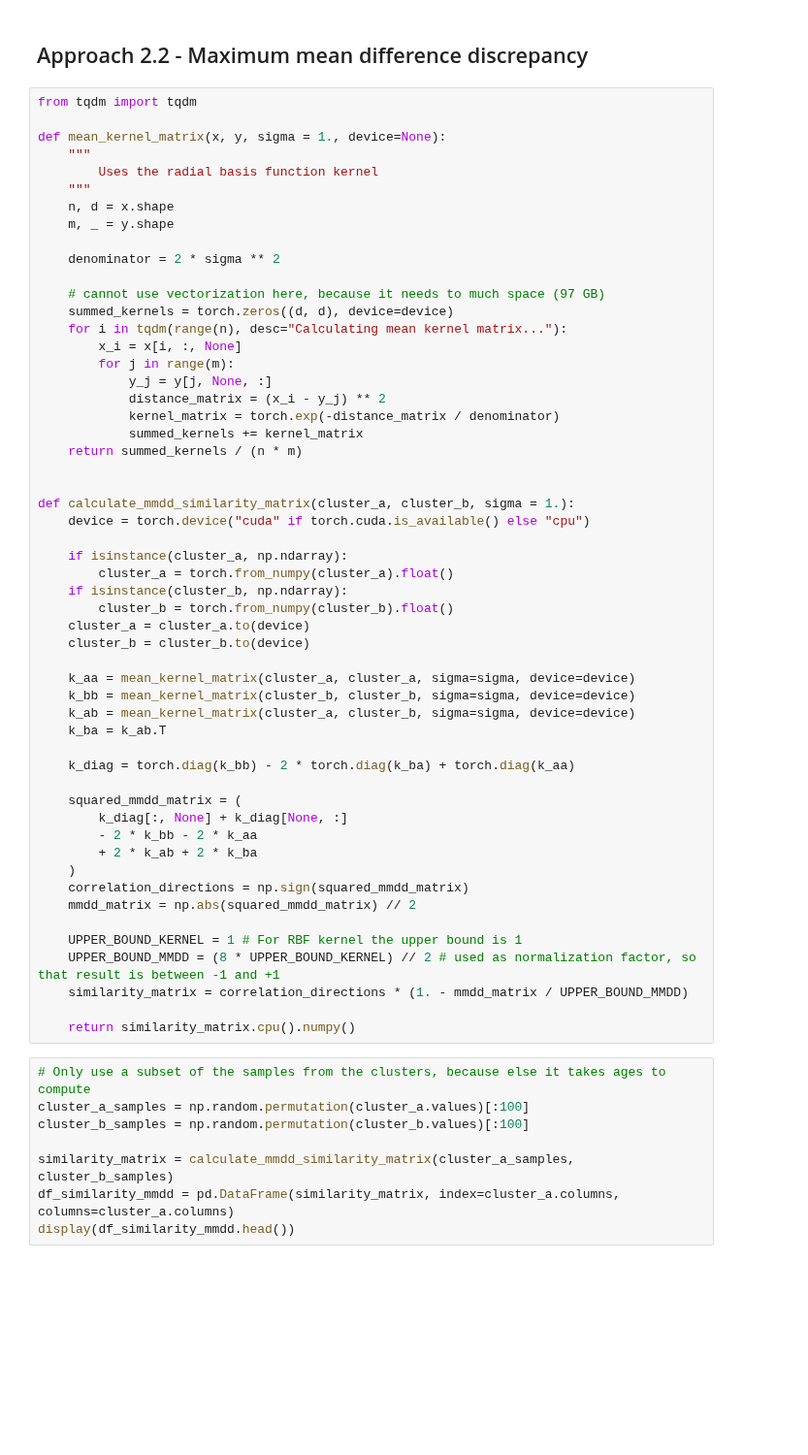
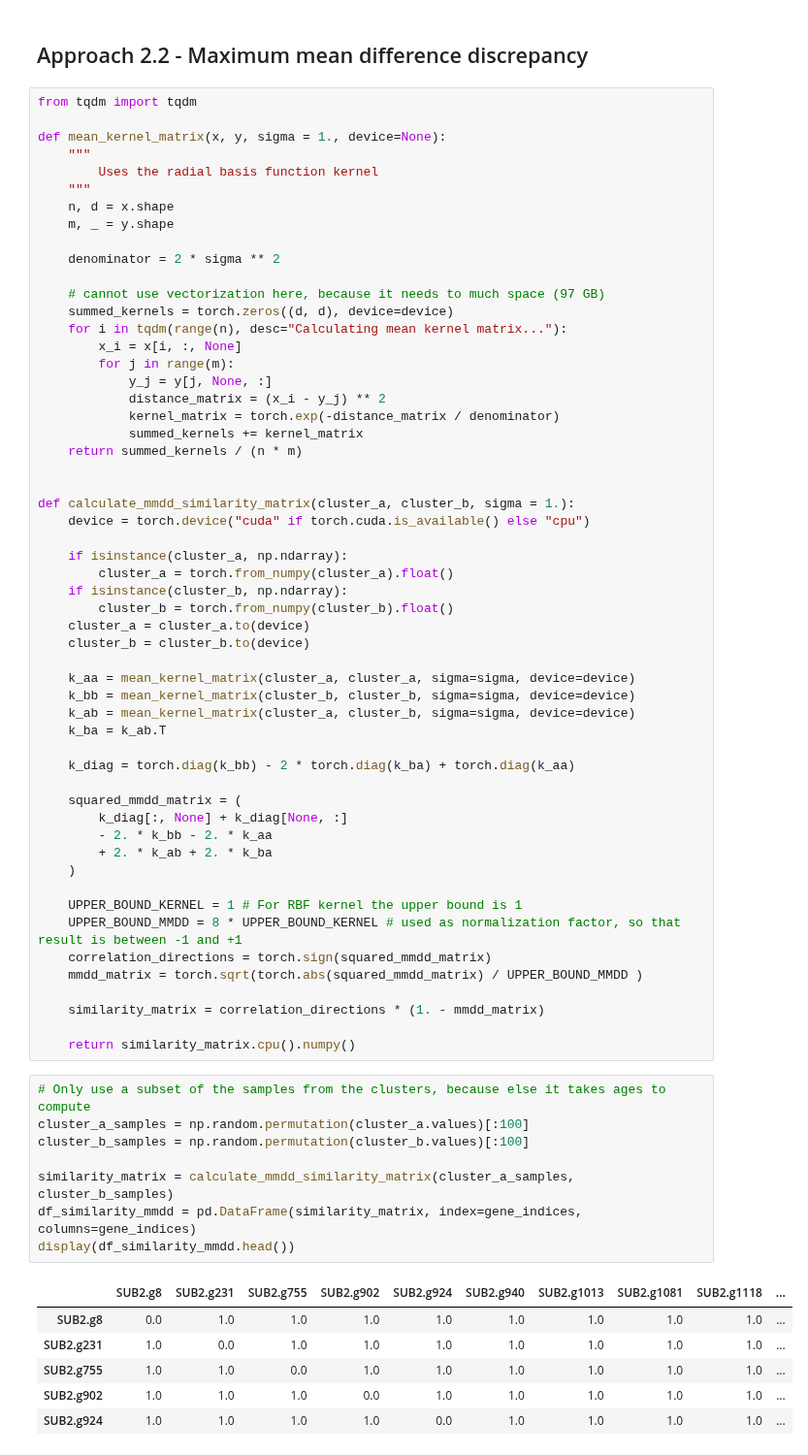
Before and after one commit to DavidWild02/BachelorThesis-ML-Gene-Interactions, a Jupyter notebook: Approach2.ipynb, the cells around one changed output. Shown at 97% size. Saved outputs shown, nothing was run; the diff lists cells and outputs as text; blank space fills up the shorter version.

Commit message:
Fixed issue. // is floor division in pythona and not for square roots. Upssie doopsiee

```diff
--- a/Approach2.ipynb
+++ b/Approach2.ipynb
@@ -179,23 +182,30 @@ def calculate_mmdd_similarity_matrix(cluster_a, cluster_b, sigma = 1.):
 
     squared_mmdd_matrix = (
         k_diag[:, None] + k_diag[None, :]
-        - 2 * k_bb - 2 * k_aa
-        + 2 * k_ab + 2 * k_ba
+        - 2. * k_bb - 2. * k_aa
+        + 2. * k_ab + 2. * k_ba
     )
-    correlation_directions = np.sign(squared_mmdd_matrix)
-    mmdd_matrix = np.abs(squared_mmdd_matrix) // 2
 
     UPPER_BOUND_KERNEL = 1 # For RBF kernel the upper bound is 1
-    UPPER_BOUND_MMDD = (8 * UPPER_BOUND_KERNEL) // 2 # used as normalization factor, so that result is between -1 and +1
-    similarity_matrix = correlation_directions * (1. - mmdd_matrix / UPPER_BOUND_MMDD)
+    UPPER_BOUND_MMDD = 8 * UPPER_BOUND_KERNEL # used as normalization factor, so that result is between -1 and +1
+    correlation_directions = torch.sign(squared_mmdd_matrix)
+    mmdd_matrix = torch.sqrt(torch.abs(squared_mmdd_matrix) / UPPER_BOUND_MMDD )
+
+    similarity_matrix = correlation_directions * (1. - mmdd_matrix)
 
     return similarity_matrix.cpu().numpy()
 # %%
 # Only use a subset of the samples from the clusters, because else it takes ages to compute
 cluster_a_samples = np.random.permutation(cluster_a.values)[:100]
 cluster_b_samples = np.random.permutation(cluster_b.values)[:100]
 
 similarity_matrix = calculate_mmdd_similarity_matrix(cluster_a_samples, cluster_b_samples)
-df_similarity_mmdd = pd.DataFrame(similarity_matrix, index=cluster_a.columns, columns=cluster_a.columns)
+df_similarity_mmdd = pd.DataFrame(similarity_matrix, index=gene_indices, columns=gene_indices)
 display(df_similarity_mmdd.head())
 # %% [output]
+|  | SUB2.g8 | SUB2.g231 | SUB2.g755 | SUB2.g902 | SUB2.g924 | SUB2.g940 | SUB2.g1013 | SUB2.g1081 | SUB2.g1118 | ... |
+| SUB2.g8 | 0.0 | 1.0 | 1.0 | 1.0 | 1.0 | 1.0 | 1.0 | 1.0 | 1.0 | ... |
+| SUB2.g231 | 1.0 | 0.0 | 1.0 | 1.0 | 1.0 | 1.0 | 1.0 | 1.0 | 1.0 | ... |
+| SUB2.g755 | 1.0 | 1.0 | 0.0 | 1.0 | 1.0 | 1.0 | 1.0 | 1.0 | 1.0 | ... |
+| SUB2.g902 | 1.0 | 1.0 | 1.0 | 0.0 | 1.0 | 1.0 | 1.0 | 1.0 | 1.0 | ... |
+| SUB2.g924 | 1.0 | 1.0 | 1.0 | 1.0 | 0.0 | 1.0 | 1.0 | 1.0 | 1.0 | ... |
```
Also changed, not shown: parts of 5 cells of this notebook, 1 other file.
